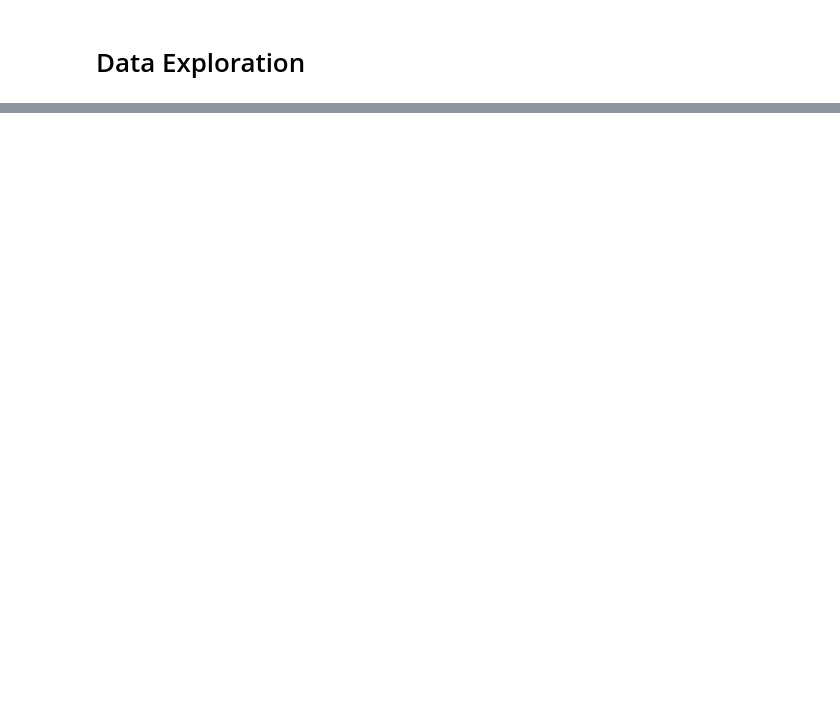
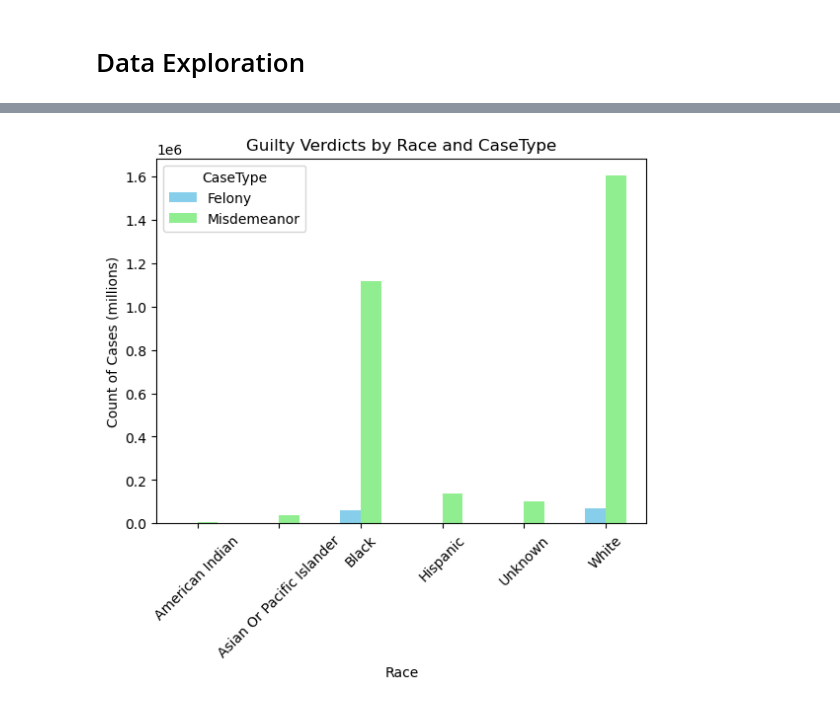
Before and after one commit to wpriddy/DS5110-Project-Team-3, a Jupyter notebook: Data Exploration and Cleaning.ipynb, the cells around one changed output, grey strips where cells are left out. Saved outputs shown, nothing was run; the diff lists cells and outputs as text; code cells hidden in the pictures; blank space fills up the shorter version.

Commit message:
updating metricsand adding graphs

```diff
--- a/Data Exploration and Cleaning.ipynb
+++ b/Data Exploration and Cleaning.ipynb
@@ -116,4 +107,5 @@ Successful S3 put_object - response. Status - 200
 # %% [markdown]
 # Data Exploration
 # %%
-#TODO
+# Read in Data From S3
+model_data = pd.read_csv(s3_session.get_object(Bucket=bucket, Key='model_data.csv')['Body'], low_memory=False)
@@ -119,0 +128,14 @@ Successful S3 put_object - response. Status - 200
+# %%
+guilty_casetype_by_race = model_data[model_data.FinalDisposition == 'Guilty'].groupby(by=['Race', 'CaseType'])['FinalDisposition'].count().reset_index()
+
+pivot_df = guilty_casetype_by_race.pivot(index='Race', columns='CaseType', values='FinalDisposition').fillna(0)
+
+pivot_df.plot(kind='bar', color=['skyblue', 'lightgreen', 'salmon'])
+plt.xlabel('Race')
+plt.ylabel("Count of Cases (millions)")
+plt.title('Guilty Verdicts by Race and CaseType')
+plt.xticks(rotation=45)
+plt.legend(title='CaseType')
+plt.show()
+# %% [output]
+[figure, added]
```
Also changed, not shown: parts of 4 cells of this notebook.
